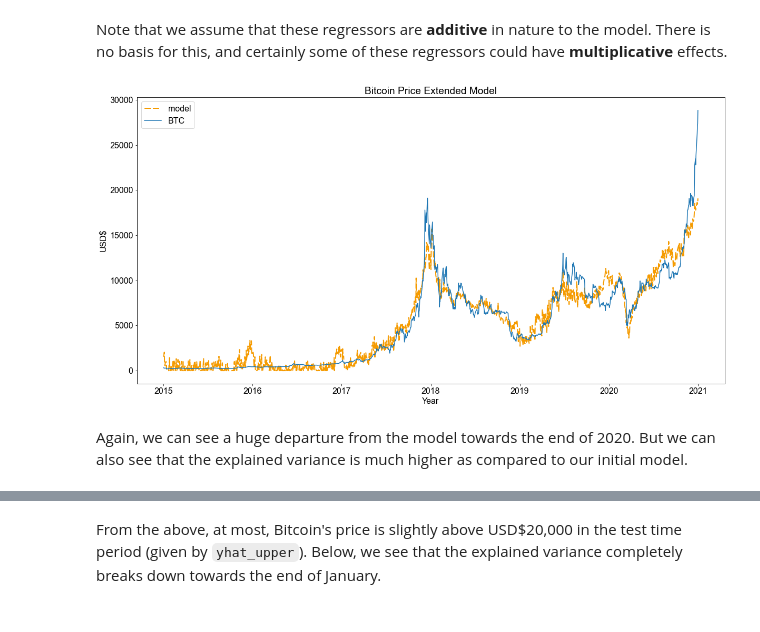
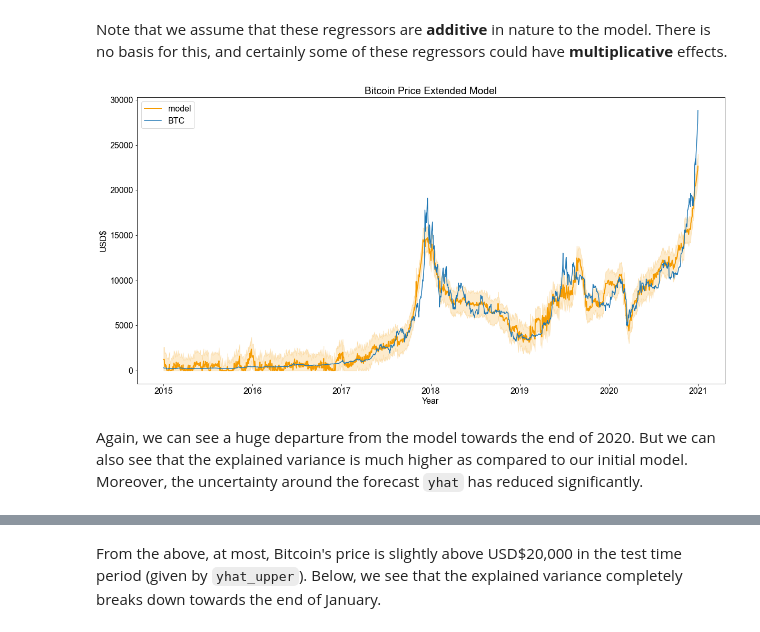
Before and after one commit to ptuls/bitcoin_price_forecasting, a Jupyter notebook: Bitcoin Price Forecasting with Prophet.ipynb, the cells around one changed output, grey strips where cells are left out. Saved outputs shown, nothing was run; the diff lists cells and outputs as text; code cells hidden in the pictures.

```diff
--- a/Bitcoin Price Forecasting with Prophet.ipynb
+++ b/Bitcoin Price Forecasting with Prophet.ipynb
@@ -91,12 +120,13 @@ additional_regressors = [
     t_bill,
     xpopular_addresses,
     average_block_size,
+    google_trends_sentiment,
 ]
 
-price_addresses = btc[["Date", "Open"]]
+btc_features = btc[["Date", "Open"]]
 for regressor in additional_regressors:
-    price_addresses = price_addresses.merge(regressor, on="Date")
-price_addresses.dropna(inplace=True)
+    btc_features = btc_features.merge(regressor, on="Date")
+btc_features.dropna(inplace=True)
 # %% [markdown]
 # Modelling
 # %% [markdown]
@@ -213,0 +247,7 @@ We can see that these regressors have a correlation to the price. These relation
+# %%
+plt.rc("font", family="arial", size=16)
+
+plt.plot(btc_features["Date"], btc_features["Open"].rolling(30).corr(btc_features["Addresses"]));
+plt.title("Rolling 30-window of correlation between Unique Addresses and Bitcoin Price");
+plt.xlabel("Date");
+plt.ylabel("Correlation");
@@ -214,5 +260,5 @@ We can see that these regressors have a correlation to the price. These relation
 # %%
-input_df = price_addresses[
+input_df = btc_features[
     [
         "Date",
         "Open",
@@ -224,6 +270,7 @@ input_df = price_addresses[
         "TBill",
         "Transactions_Excluding_Popular",
         "Average_Block_Size_MB",
+        "Interest",
     ]
 ]
 input_df = input_df.rename(columns={
@@ -237,6 +284,7 @@ input_df = input_df.rename(columns={
     "TBill": "t_bill",
     "Transactions_Excluding_Popular": "transactions_excluding_popular",
     "Average_Block_Size_MB": "average_block_size_mb",
+    "Interest": "interest",
 })
 
 future_df = input_df[input_df["ds"] >= PREDICTION_CUTOFF]
@@ -255,21 +303,22 @@ extended_model.fit(input_df);
 train_forecast = extended_model.predict(input_df)
 # %%
 # set all non-negative early price forecasts to 0
-train_forecast.loc[train_forecast["yhat"] < 0, "yhat"] = 0
+set_nonnegative_forecasts(train_forecast)
 # %%
 plt.rc("font", family="arial", size=16)
 
 fig, ax = plt.subplots();
-ax.plot(train_forecast["ds"], train_forecast["yhat"], dashes=[6, 2], linewidth=2, color="#F59B00", label="model")
+ax.plot(train_forecast["ds"], train_forecast["yhat"], linewidth=2, color="#F59B00", label="model")
 ax.plot(train_forecast["ds"], input_df["y"], label="BTC")
+plt.fill_between(train_forecast["ds"], train_forecast["yhat_lower"], train_forecast["yhat_upper"], color="#F59B00", alpha=0.2)
 plt.xlabel("Year");
 plt.ylabel("USD$");
 plt.title("Bitcoin Price Extended Model");
 plt.legend();
 # %% [output]
-[figure, old version]
+[figure, new version]
 # %% [markdown]
-Again, we can see a huge departure from the model towards the end of 2020. But we can also see that the explained variance is much higher as compared to our initial model.
+Again, we can see a huge departure from the model towards the end of 2020. But we can also see that the explained variance is much higher as compared to our initial model. Moreover, the uncertainty around the forecast `yhat` has reduced significantly.
 # %%
 print("Metrics on training set")
 calculate_performance_metrics(train_forecast.loc[:, "yhat"], input_df["y"])
```
Also changed, not shown: parts of 38 cells of this notebook, 2 other files.
